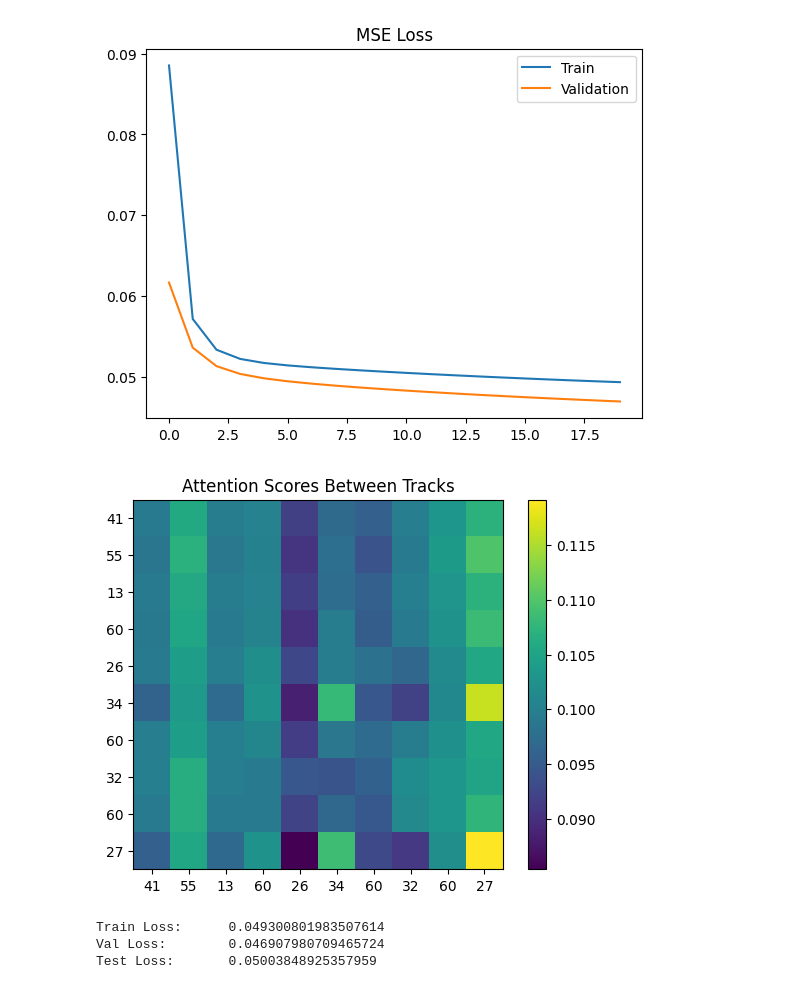
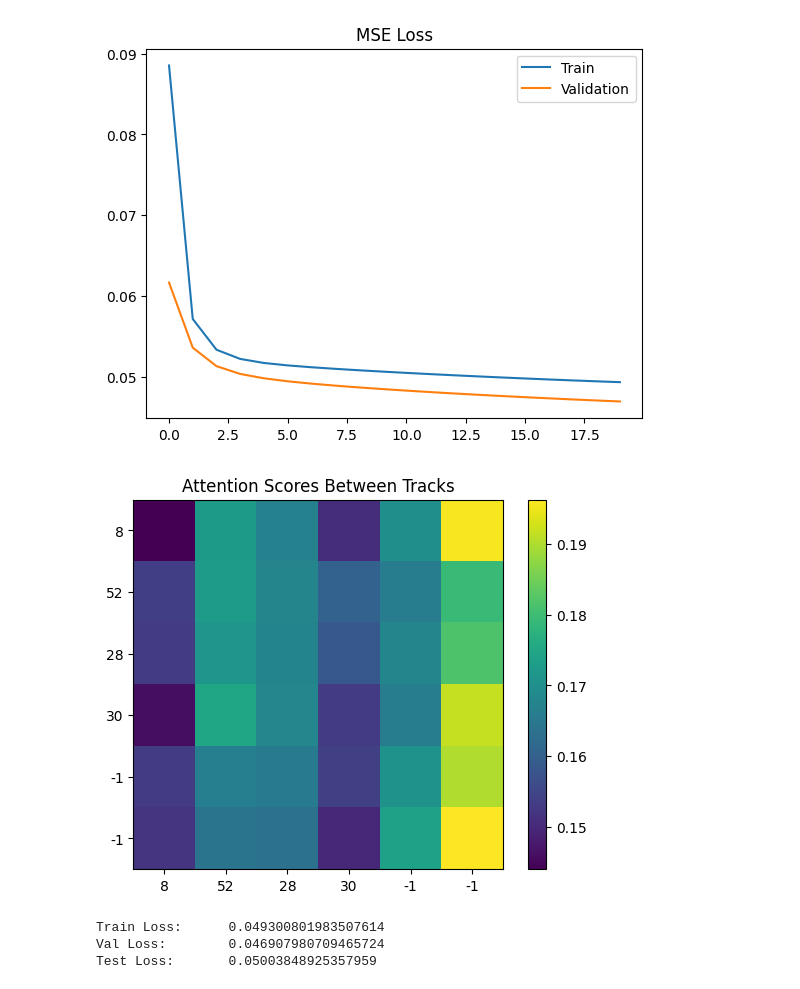
Before and after one commit to LukeV37/Pythia, a Jupyter notebook: Jet_Attention_Model.ipynb, the cells around one changed output. Cells and saved outputs as stored; diff of their text form; code cells hidden in the pictures.

```diff
--- a/Jet_Attention_Model.ipynb
+++ b/Jet_Attention_Model.ipynb
@@ -219,22 +219,22 @@ Epoch: 18       Train Loss: 0.049407    Val Loss: 0.047034
 Epoch: 19       Train Loss: 0.049301    Val Loss: 0.046908
 [figure]
 # %%
-jet_no = 0
+jet_no = 5
 
 model.eval()
 output, weights = model(Jets_testing[jet_no].jet_features.to(device), Jets_testing[jet_no].trk_features.to(device))
 plt.imshow(weights.detach().cpu().numpy())
 ticks = [x for x in range(len(Jets_testing[jet_no].trk_features))]
 tick_labels = []
 for trk in range(len(Jets_testing[jet_no].trk_features)):
     tick_labels.append(int(Jets_testing[jet_no].trk_labels[trk]))
 plt.xticks(ticks, tick_labels)
 plt.yticks(ticks, tick_labels)
 plt.colorbar()
 plt.title("Attention Scores Between Tracks")
 plt.show()
 # %% [output]
-[figure, old version]
+[figure, new version]
 # %%
 model.eval()
 cumulative_loss_test = 0
```
Also changed, not shown: 1 other file.
